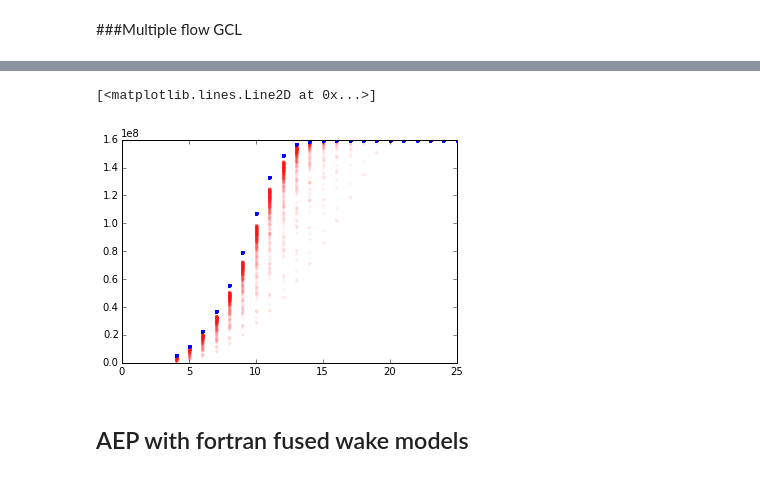
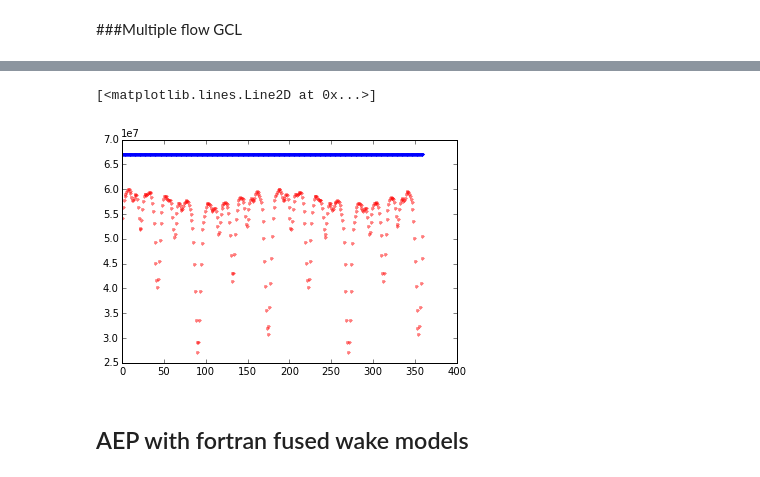
Before and after one commit to FUSED-Wind/FUSED-Wake, a Jupyter notebook: FortranWake/unittests/Example.ipynb, the cells around one changed output, grey strips where cells are left out. Saved outputs shown, nothing was run; the diff lists cells and outputs as text; code cells hidden in the pictures.

```diff
--- a/FortranWake/unittests/Example.ipynb
+++ b/FortranWake/unittests/Example.ipynb
@@ -223,9 +219,9 @@ plt.plot(df_NOJ.WS,get_P(df_NOJ.WS),'.')
 # %% [markdown]
 ###Multiple flow GCL
 # %%
-wind_speeds = [i for i in np.linspace(4.0,25.,num=22,endpoint=True)]
-wind_directions = [i for i in np.linspace(0.,360.,num=181,endpoint=False)]
-tis = [i for i in np.logspace(np.log10(0.04),np.log10(0.20),num=3,endpoint=True)]
+wind_speeds = 8.5 #[i for i in np.linspace(4.0,25.,num=43,endpoint=True)]
+wind_directions = [i for i in np.linspace(0.,360.,num=360,endpoint=False)]
+tis = 0.08#[i for i in np.logspace(np.log10(0.04),np.log10(0.20),num=3,endpoint=True)]
 # %%
 WS,WD = np.meshgrid(np.array(wind_speeds),np.array(wind_directions))
 WS,TI = np.meshgrid(WS.flatten(),np.array(tis))
@@ -255,9 +259,9 @@ df_GCL.head()
 # %%
-plt.plot(WS,GCL.power,'.r',alpha=0.05)
-plt.plot(WS,get_P(WS),'.')
+plt.plot(WD,GCL.power,'.r',alpha=0.5)
+plt.plot(WD,80.*PCI(WS),'.')
 # %% [output]
 [<matplotlib.lines.Line2D at 0x...>]
-[figure, old version]
+[figure, new version]
 # %% [markdown]
 ## AEP with fortran fused wake models
 # %%
```
Also changed, not shown: parts of 13 cells of this notebook, 4 other files.
